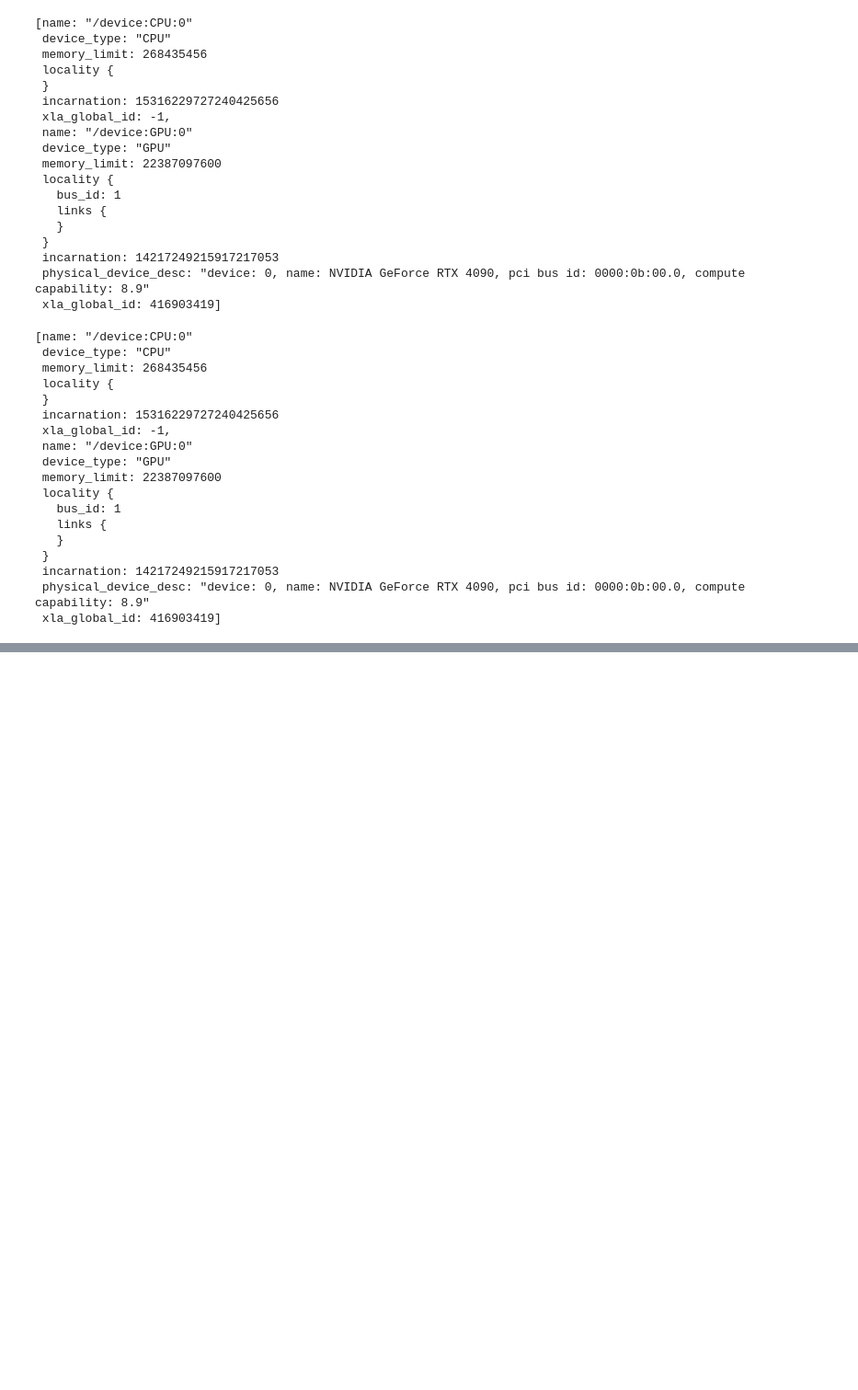
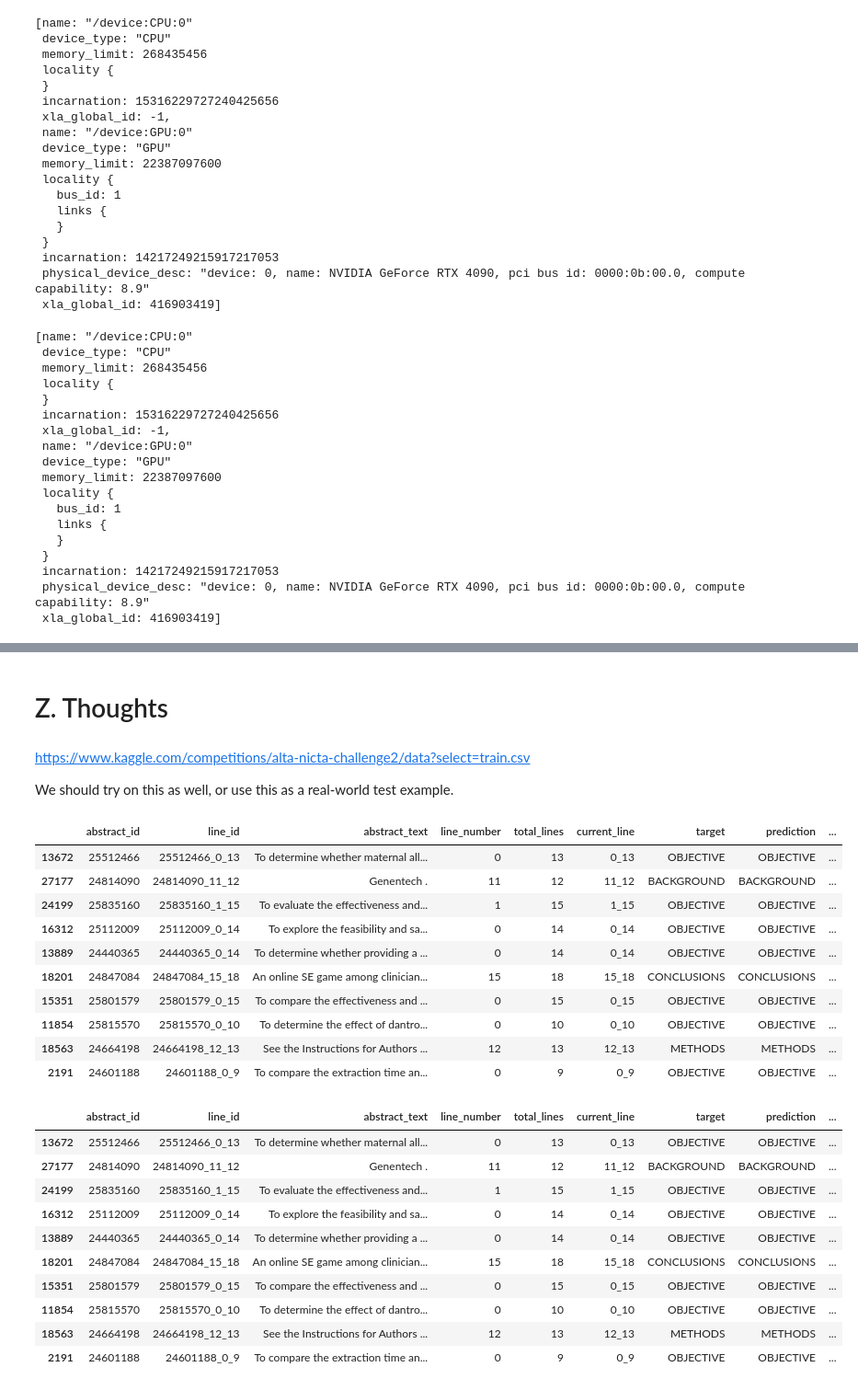
Before and after one commit to nocdoggo/PubMed_Seg_Fine_Tuning, a Jupyter notebook: 01_Data_Loader_Cleanser.ipynb, the cells around one changed output, grey strips where cells are left out. Shown at 92% size. Cells and saved outputs as stored; diff of their text form; code cells hidden in the pictures; blank space fills up the shorter version.

```diff
--- a/01_Data_Loader_Cleanser.ipynb
+++ b/01_Data_Loader_Cleanser.ipynb
@@ -1520,0 +1515,33 @@ We should try on this as well, or use this as a real-world test example.
+# %% [markdown]
+# Z. Thoughts
+# %% [markdown]
+https://www.kaggle.com/competitions/alta-nicta-challenge2/data?select=train.csv
+
+We should try on this as well, or use this as a real-world test example.
+# %%
+df_most_accurate = df_test_pred.loc[df_test_pred.target == df_test_pred.prediction].sort_values('probability', inplace=False, ascending=False)
+# %%
+df_most_accurate.head(10)
+# %% [output]
+|  | abstract_id | line_id | abstract_text | line_number | total_lines | current_line | target | prediction | ... |
+| 13672 | 25512466 | 25512466_0_13 | To determine whether maternal all... | 0 | 13 | 0_13 | OBJECTIVE | OBJECTIVE | ... |
+| 27177 | 24814090 | 24814090_11_12 | Genentech . | 11 | 12 | 11_12 | BACKGROUND | BACKGROUND | ... |
+| 24199 | 25835160 | 25835160_1_15 | To evaluate the effectiveness and... | 1 | 15 | 1_15 | OBJECTIVE | OBJECTIVE | ... |
+| 16312 | 25112009 | 25112009_0_14 | To explore the feasibility and sa... | 0 | 14 | 0_14 | OBJECTIVE | OBJECTIVE | ... |
+| 13889 | 24440365 | 24440365_0_14 | To determine whether providing a ... | 0 | 14 | 0_14 | OBJECTIVE | OBJECTIVE | ... |
+| 18201 | 24847084 | 24847084_15_18 | An online SE game among clinician... | 15 | 18 | 15_18 | CONCLUSIONS | CONCLUSIONS | ... |
+| 15351 | 25801579 | 25801579_0_15 | To compare the effectiveness and ... | 0 | 15 | 0_15 | OBJECTIVE | OBJECTIVE | ... |
+| 11854 | 25815570 | 25815570_0_10 | To determine the effect of dantro... | 0 | 10 | 0_10 | OBJECTIVE | OBJECTIVE | ... |
+| 18563 | 24664198 | 24664198_12_13 | See the Instructions for Authors ... | 12 | 13 | 12_13 | METHODS | METHODS | ... |
+| 2191 | 24601188 | 24601188_0_9 | To compare the extraction time an... | 0 | 9 | 0_9 | OBJECTIVE | OBJECTIVE | ... |
+|  | abstract_id | line_id | abstract_text | line_number | total_lines | current_line | target | prediction | ... |
+| 13672 | 25512466 | 25512466_0_13 | To determine whether maternal all... | 0 | 13 | 0_13 | OBJECTIVE | OBJECTIVE | ... |
+| 27177 | 24814090 | 24814090_11_12 | Genentech . | 11 | 12 | 11_12 | BACKGROUND | BACKGROUND | ... |
+| 24199 | 25835160 | 25835160_1_15 | To evaluate the effectiveness and... | 1 | 15 | 1_15 | OBJECTIVE | OBJECTIVE | ... |
+| 16312 | 25112009 | 25112009_0_14 | To explore the feasibility and sa... | 0 | 14 | 0_14 | OBJECTIVE | OBJECTIVE | ... |
+| 13889 | 24440365 | 24440365_0_14 | To determine whether providing a ... | 0 | 14 | 0_14 | OBJECTIVE | OBJECTIVE | ... |
+| 18201 | 24847084 | 24847084_15_18 | An online SE game among clinician... | 15 | 18 | 15_18 | CONCLUSIONS | CONCLUSIONS | ... |
+| 15351 | 25801579 | 25801579_0_15 | To compare the effectiveness and ... | 0 | 15 | 0_15 | OBJECTIVE | OBJECTIVE | ... |
+| 11854 | 25815570 | 25815570_0_10 | To determine the effect of dantro... | 0 | 10 | 0_10 | OBJECTIVE | OBJECTIVE | ... |
+| 18563 | 24664198 | 24664198_12_13 | See the Instructions for Authors ... | 12 | 13 | 12_13 | METHODS | METHODS | ... |
+| 2191 | 24601188 | 24601188_0_9 | To compare the extraction time an... | 0 | 9 | 0_9 | OBJECTIVE | OBJECTIVE | ... |
```
Also changed, not shown: parts of 54 cells of this notebook.
